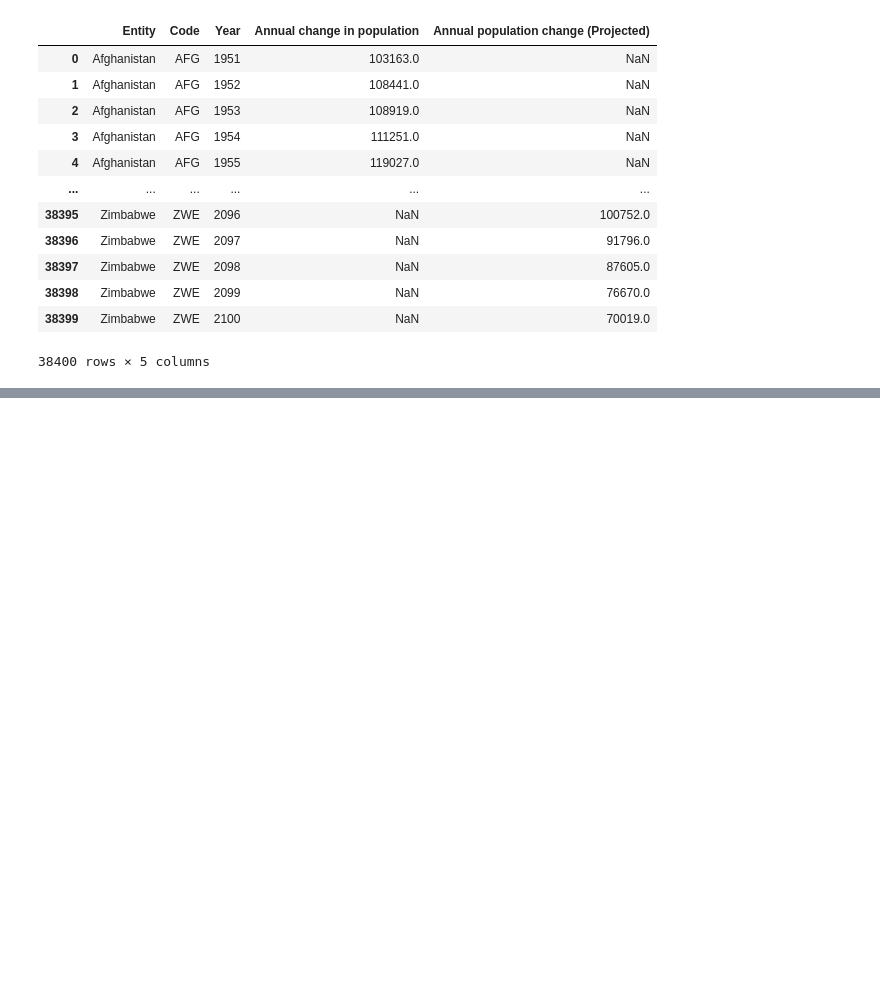
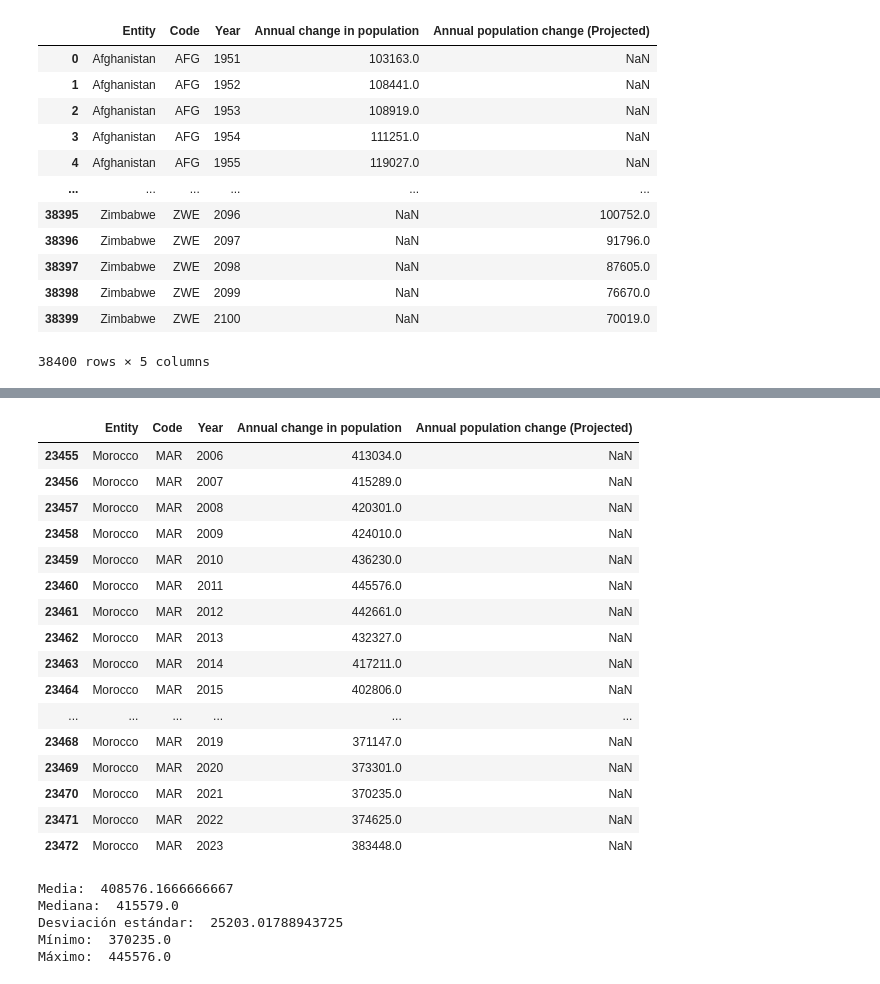
Before and after one commit to GerardoRuiz1945/BigData, a Jupyter notebook: U1_probabilidad_estadistica/notebooks/01_evolucion_poblacional.ipynb, the cells around one changed output, grey strips where cells are left out. Drawn from its saved outputs; the diff is of its cells as text; code cells hidden in the pictures; blank space fills up the shorter version.

```diff
--- a/U1_probabilidad_estadistica/notebooks/01_evolucion_poblacional.ipynb
+++ b/U1_probabilidad_estadistica/notebooks/01_evolucion_poblacional.ipynb
@@ -22,0 +61,2 @@ NameError: name 'df' is not defined
+# %%
+df = pd.read_csv("../data/raw/annual-population-growth/annual-population-growth.csv")
@@ -22,0 +194,33 @@ NameError: name 'df' is not defined
+# %%
+ds_apellido = df.loc[(df["Entity"]=="Morocco") & (df["Year"]>=2006) & (df["Year"]<=2023)]
+ds_apellido
+# %% [output]
+|  | Entity | Code | Year | Annual change in population | Annual population change (Projected) |
+| 23455 | Morocco | MAR | 2006 | 413034.0 | NaN |
+| 23456 | Morocco | MAR | 2007 | 415289.0 | NaN |
+| 23457 | Morocco | MAR | 2008 | 420301.0 | NaN |
+| 23458 | Morocco | MAR | 2009 | 424010.0 | NaN |
+| 23459 | Morocco | MAR | 2010 | 436230.0 | NaN |
+| 23460 | Morocco | MAR | 2011 | 445576.0 | NaN |
+| 23461 | Morocco | MAR | 2012 | 442661.0 | NaN |
+| 23462 | Morocco | MAR | 2013 | 432327.0 | NaN |
+| 23463 | Morocco | MAR | 2014 | 417211.0 | NaN |
+| 23464 | Morocco | MAR | 2015 | 402806.0 | NaN |
+| ... | ... | ... | ... | ... | ... |
+| 23468 | Morocco | MAR | 2019 | 371147.0 | NaN |
+| 23469 | Morocco | MAR | 2020 | 373301.0 | NaN |
+| 23470 | Morocco | MAR | 2021 | 370235.0 | NaN |
+| 23471 | Morocco | MAR | 2022 | 374625.0 | NaN |
+| 23472 | Morocco | MAR | 2023 | 383448.0 | NaN |
+# %%
+print(f"Media:  {ds_apellido["Annual change in population"].mean()}")
+print(f"Mediana:  {ds_apellido["Annual change in population"].median()}")
+print(f"Desviación estándar:  {ds_apellido["Annual change in population"].std()}")
+print(f"Mínimo:  {ds_apellido["Annual change in population"].min()}")
+print(f"Máximo:  {ds_apellido["Annual change in population"].max()}")
+# %% [output]
+Media:  408576.1666666667
+Mediana:  415579.0
+Desviación estándar:  25203.01788943725
+Mínimo:  370235.0
+Máximo:  445576.0
```
Also changed, not shown: parts of 14 cells of this notebook, 3 other files.
